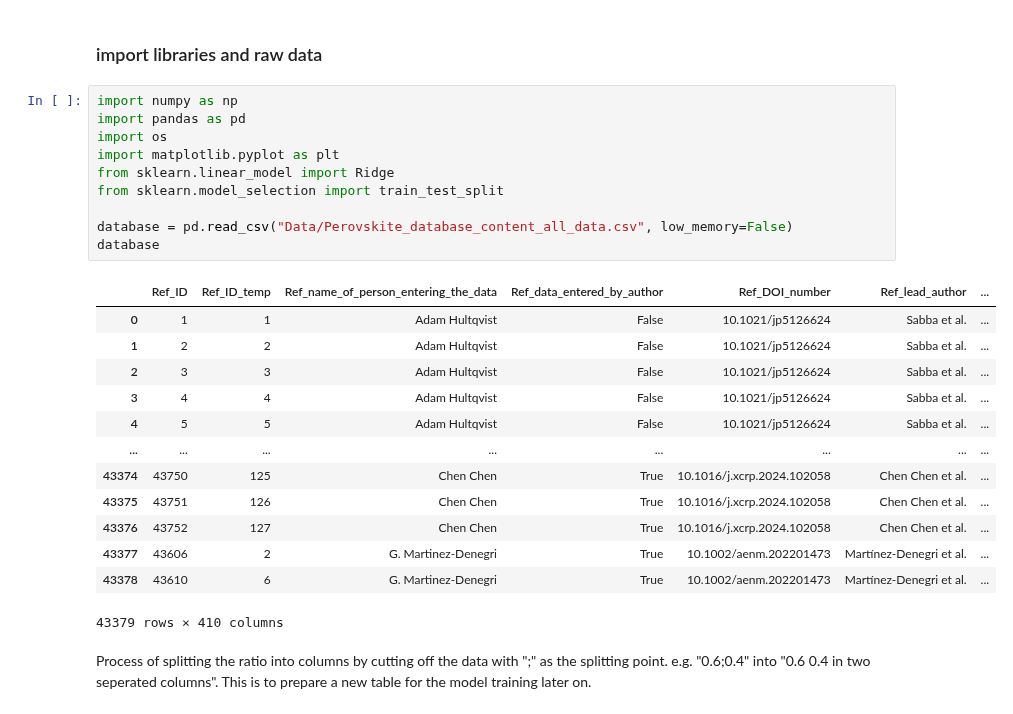
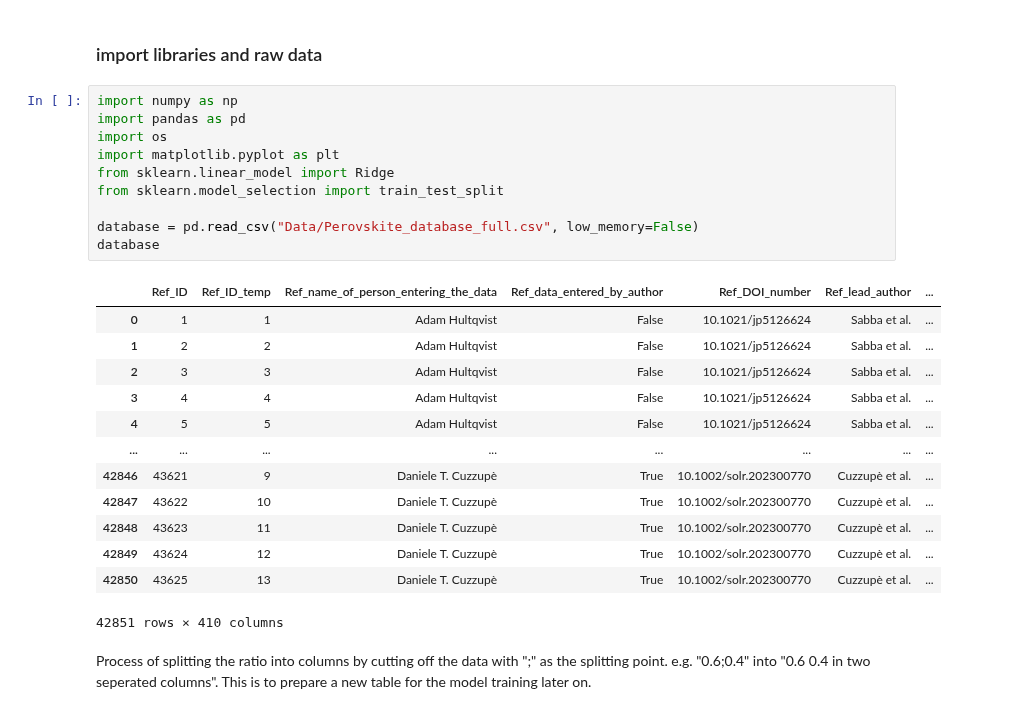
Before and after one commit to drcgreenland/PerovskiteML_project, a Jupyter notebook: replicating.ipynb, the cells around one changed output. Saved outputs shown, nothing was run; the diff lists cells and outputs as text.

```diff
--- a/replicating.ipynb
+++ b/replicating.ipynb
@@ -5,27 +5,27 @@
 # %%
 import numpy as np
 import pandas as pd
 import os
 import matplotlib.pyplot as plt
 from sklearn.linear_model import Ridge
 from sklearn.model_selection import train_test_split
 
-database = pd.read_csv("Data/Perovskite_database_content_all_data.csv", low_memory=False)
+database = pd.read_csv("Data/Perovskite_database_full.csv", low_memory=False)
 database
 # %% [output]
 |  | Ref_ID | Ref_ID_temp | Ref_name_of_person_entering_the_data | Ref_data_entered_by_author | Ref_DOI_number | Ref_lead_author | ... |
 | 0 | 1 | 1 | Adam Hultqvist | False | 10.1021/jp5126624 | Sabba et al. | ... |
 | 1 | 2 | 2 | Adam Hultqvist | False | 10.1021/jp5126624 | Sabba et al. | ... |
 | 2 | 3 | 3 | Adam Hultqvist | False | 10.1021/jp5126624 | Sabba et al. | ... |
 | 3 | 4 | 4 | Adam Hultqvist | False | 10.1021/jp5126624 | Sabba et al. | ... |
 | 4 | 5 | 5 | Adam Hultqvist | False | 10.1021/jp5126624 | Sabba et al. | ... |
 | ... | ... | ... | ... | ... | ... | ... | ... |
-| 43374 | 43750 | 125 | Chen Chen | True | 10.1016/j.xcrp.2024.102058 | Chen Chen et al. | ... |
-| 43375 | 43751 | 126 | Chen Chen | True | 10.1016/j.xcrp.2024.102058 | Chen Chen et al. | ... |
-| 43376 | 43752 | 127 | Chen Chen | True | 10.1016/j.xcrp.2024.102058 | Chen Chen et al. | ... |
-| 43377 | 43606 | 2 | G. Martinez-Denegri | True | 10.1002/aenm.202201473 | Martínez‐Denegri et al. | ... |
-| 43378 | 43610 | 6 | G. Martinez-Denegri | True | 10.1002/aenm.202201473 | Martínez‐Denegri et al. | ... |
+| 42846 | 43621 | 9 | Daniele T. Cuzzupè | True | 10.1002/solr.202300770 | Cuzzupè et al. | ... |
+| 42847 | 43622 | 10 | Daniele T. Cuzzupè | True | 10.1002/solr.202300770 | Cuzzupè et al. | ... |
+| 42848 | 43623 | 11 | Daniele T. Cuzzupè | True | 10.1002/solr.202300770 | Cuzzupè et al. | ... |
+| 42849 | 43624 | 12 | Daniele T. Cuzzupè | True | 10.1002/solr.202300770 | Cuzzupè et al. | ... |
+| 42850 | 43625 | 13 | Daniele T. Cuzzupè | True | 10.1002/solr.202300770 | Cuzzupè et al. | ... |
-43379 rows × 410 columns
+42851 rows × 410 columns
 # %% [markdown]
 Process of splitting the ratio into columns by cutting off the data with ";" as the splitting point. e.g. "0.6;0.4" into "0.6 0.4 in two seperated columns". This is to prepare a new table for the model training later on.
 # %%
```
Also changed, not shown: parts of 32 cells of this notebook.
